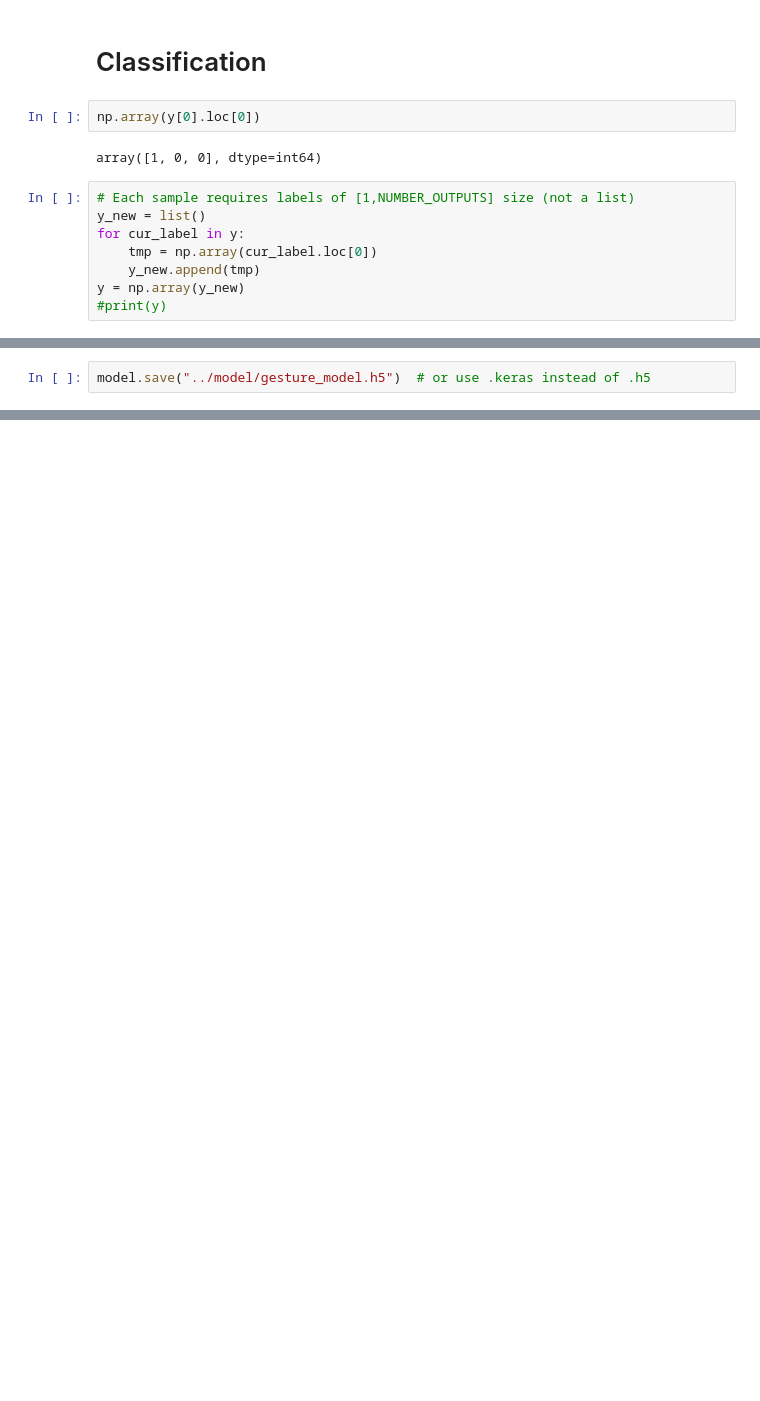
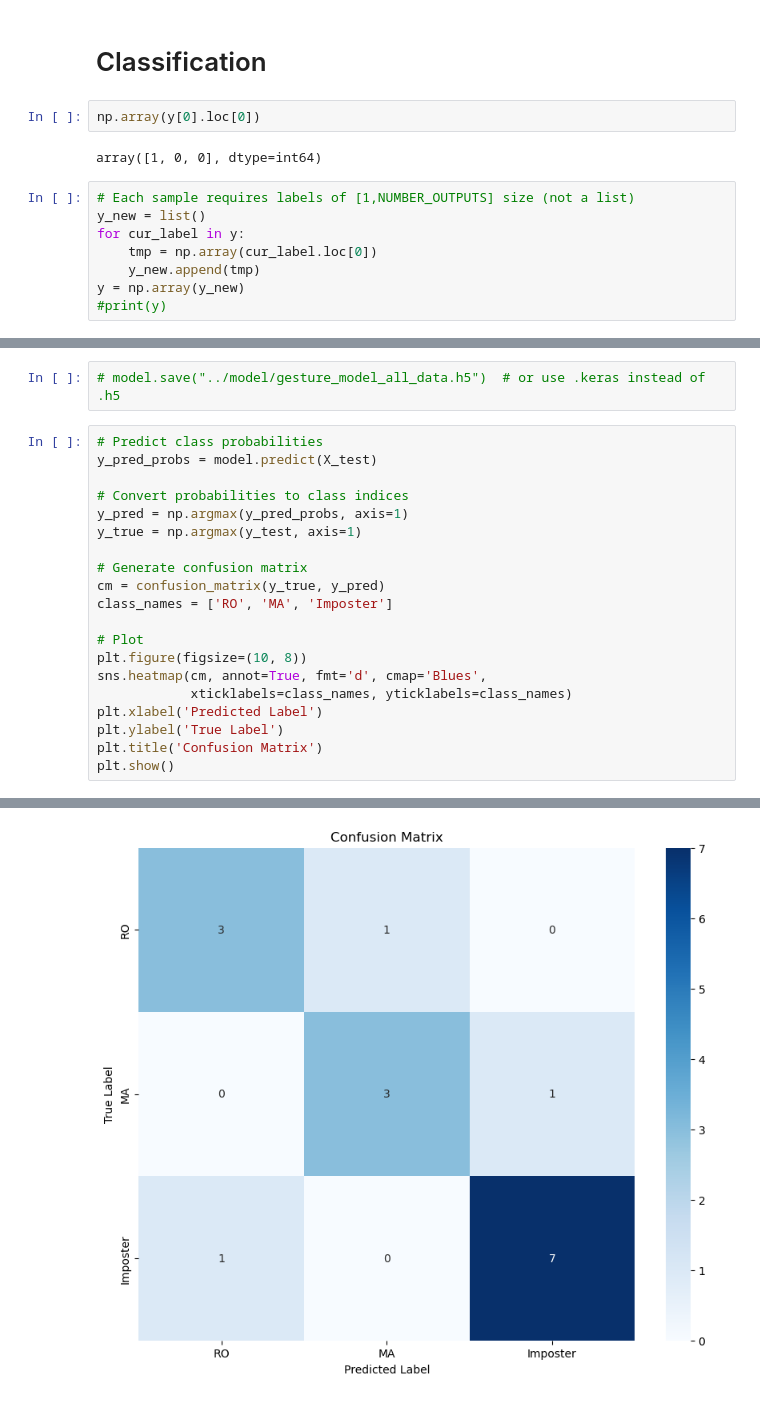
Before and after one commit to RianOpperman/ENCM509, a Jupyter notebook: project/model_builder/model_builder.ipynb, the cells around one changed output, grey strips where cells are left out. Drawn from its saved outputs; the diff is of its cells as text; blank space fills up the shorter version.

```diff
--- a/project/model_builder/model_builder.ipynb
+++ b/project/model_builder/model_builder.ipynb
@@ -361,2 +394,23 @@ Match rate: 0.92
 # %%
-model.save("../model/gesture_model.h5")  # or use .keras instead of .h5
+# model.save("../model/gesture_model_all_data.h5")  # or use .keras instead of .h5
+# %%
+# Predict class probabilities
+y_pred_probs = model.predict(X_test)
+
+# Convert probabilities to class indices
+y_pred = np.argmax(y_pred_probs, axis=1)
+y_true = np.argmax(y_test, axis=1)
+
+# Generate confusion matrix
+cm = confusion_matrix(y_true, y_pred)
+class_names = ['RO', 'MA', 'Imposter']
+
+# Plot
+plt.figure(figsize=(10, 8))
+sns.heatmap(cm, annot=True, fmt='d', cmap='Blues',
+            xticklabels=class_names, yticklabels=class_names)
+plt.xlabel('Predicted Label')
+plt.ylabel('True Label')
+plt.title('Confusion Matrix')
+plt.show()
+# %% [output]
@@ -362,0 +418 @@ model.save("../model/gesture_model.h5")  # or use .keras instead of .h5
+[figure, added]
```
Also changed, not shown: parts of 17 cells of this notebook, 3 other files.
